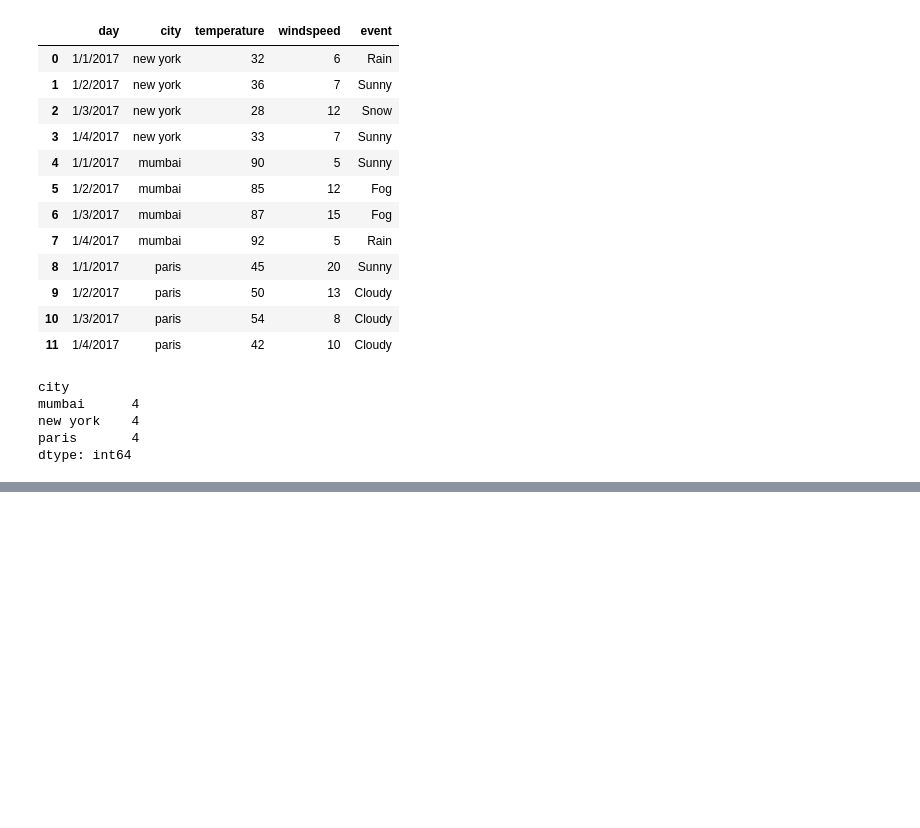
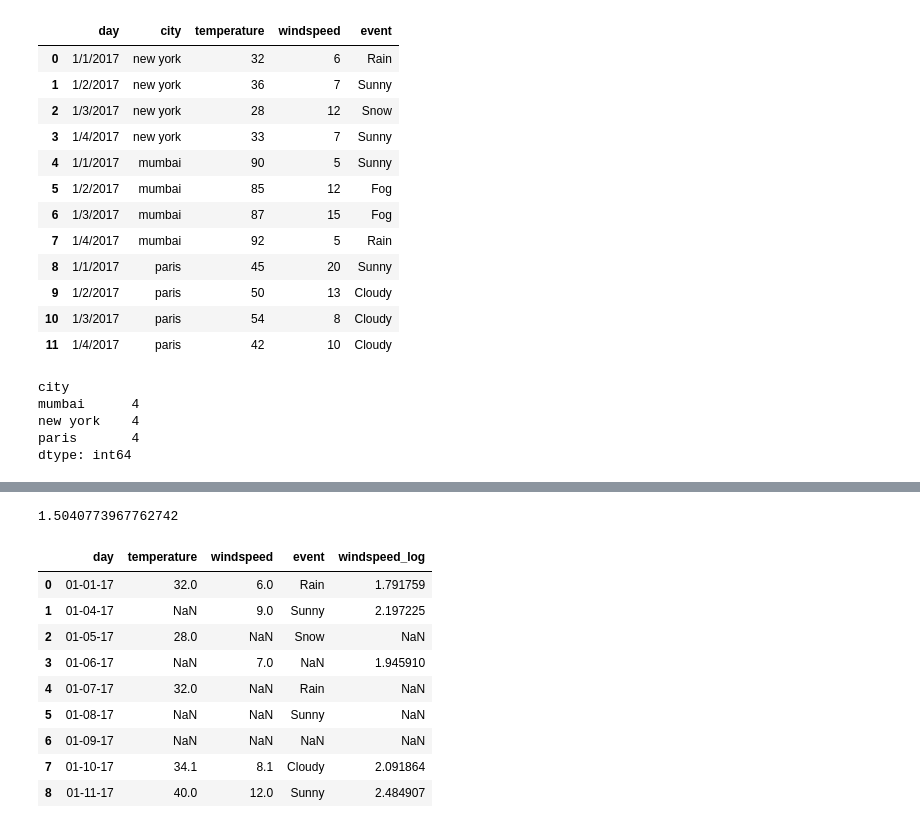
Before and after one commit to TanjiEvan/Python, a Jupyter notebook: Numpy&Pandas/EDA.ipynb, the cells around one changed output, grey strips where cells are left out. Cells and saved outputs as stored; diff of their text form; code cells hidden in the pictures; blank space fills up the shorter version.

```diff
--- a/Numpy&Pandas/EDA.ipynb
+++ b/Numpy&Pandas/EDA.ipynb
@@ -450,0 +464,26 @@ dtype: int64
+# %%
+import math
+math.log(4.5)
+# %% [output]
+1.5040773967762742
+# %%
+def logtrans(x):
+    if x > 0 :
+        return math.log(x)
+
+    else :
+        return x
+# %%
+df["windspeed_log"]=df["windspeed"].apply(logtrans)
+df
+# %% [output]
+|  | day | temperature | windspeed | event | windspeed_log |
+| 0 | 01-01-17 | 32.0 | 6.0 | Rain | 1.791759 |
+| 1 | 01-04-17 | NaN | 9.0 | Sunny | 2.197225 |
+| 2 | 01-05-17 | 28.0 | NaN | Snow | NaN |
+| 3 | 01-06-17 | NaN | 7.0 | NaN | 1.945910 |
+| 4 | 01-07-17 | 32.0 | NaN | Rain | NaN |
+| 5 | 01-08-17 | NaN | NaN | Sunny | NaN |
+| 6 | 01-09-17 | NaN | NaN | NaN | NaN |
+| 7 | 01-10-17 | 34.1 | 8.1 | Cloudy | 2.091864 |
+| 8 | 01-11-17 | 40.0 | 12.0 | Sunny | 2.484907 |
```
Also changed, not shown: parts of 1 cell of this notebook.
